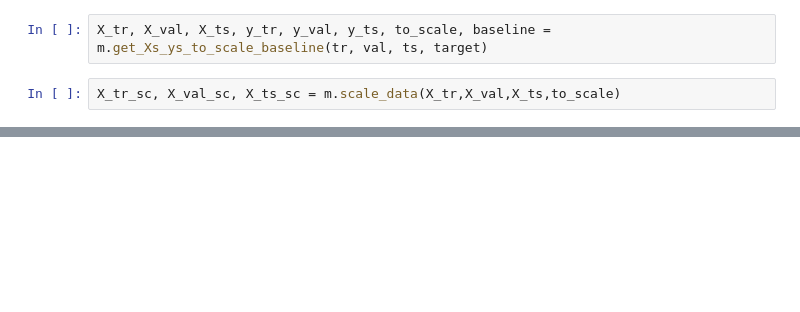
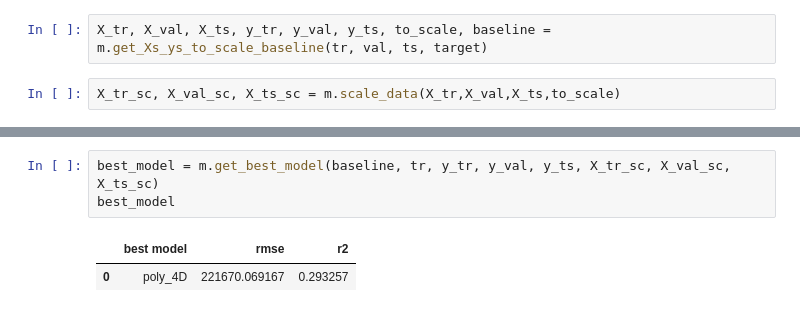
Before and after one commit to rosendo-lugo/project_regression, a Jupyter notebook: project_regression.ipynb, the cells around one changed output, grey strips where cells are left out. Cells and saved outputs as stored; diff of their text form; blank space fills up the shorter version.

```diff
--- a/project_regression.ipynb
+++ b/project_regression.ipynb
@@ -225,0 +231,6 @@ metrics_df
+# %%
+best_model = m.get_best_model(baseline, tr, y_tr, y_val, y_ts, X_tr_sc, X_val_sc, X_ts_sc)
+best_model
+# %% [output]
+|  | best model | rmse | r2 |
+| 0 | poly_4D | 221670.069167 | 0.293257 |
```
Also changed, not shown: parts of 23 cells of this notebook, 4 other files.
